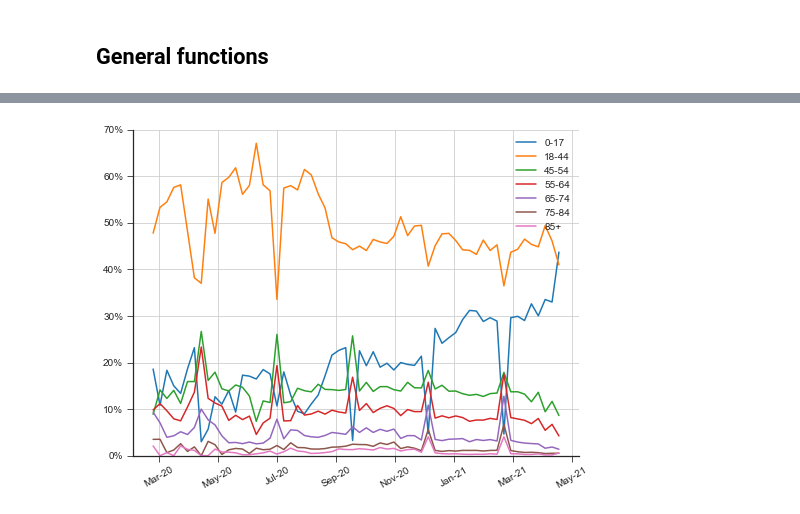
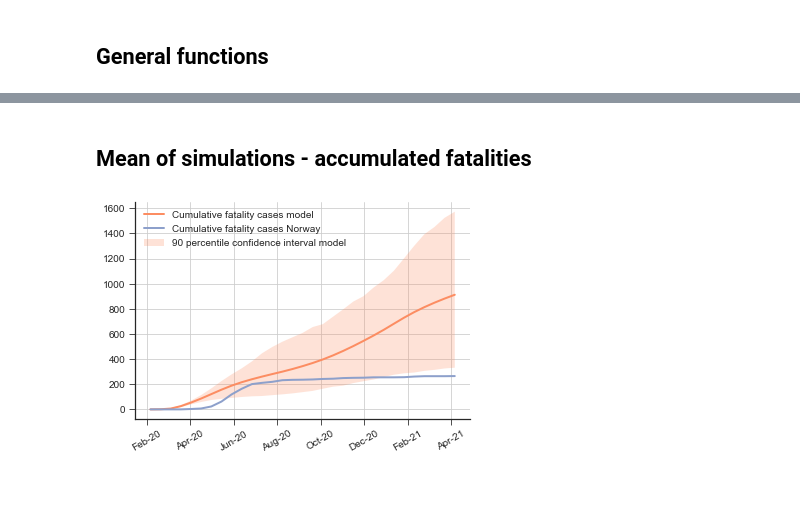
Before and after one commit to bendiknordeng/Epidemiologic-Strategies, a Jupyter notebook: notebooks/peder_computational_study.ipynb, the cells around one changed output, grey strips where cells are left out. Cells and saved outputs as stored; diff of their text form; code cells hidden in the pictures; blank space fills up the shorter version.

Commit message:
All works with 2 weeks decision period
All works with 2 weeks decision period

```diff
--- a/notebooks/peder_computational_study.ipynb
+++ b/notebooks/peder_computational_study.ipynb
@@ -502,7 +233,0 @@ plot_age_distributions(normed_I_mean, start_week, max_weeks_real_data, dates, fp
-# %%
-start_week = 5 # weeks from 24.2
-max_weeks_real_data = 64
-fpath = '../plots/computational_study/norwegian_numbers_comparison_age/norway_numbers.jpg'
-plot_age_distributions(I_mean_norway, start_week, max_weeks_real_data, dates, fpath)
-# %% [output]
-[figure, removed]
@@ -508,0 +238,35 @@ plot_age_distributions(I_mean_norway, start_week, max_weeks_real_data, dates, fp
+# %% [markdown]
+## Mean of simulations - accumulated fatalities
+# %%
+policy = all_policies[0]
+dates = all_data[policy][14]
+[deaths_mean_cumulative, u_percentile_deaths_cum, l_percentile_deaths_cum, infected_mean_cumulative, u_percentile_infected_cum, l_percentile_infected_cum , deaths_cumulative, infected_cumulative] = all_data[policy][17]
+
+plt.style.use('seaborn-ticks')
+restrict_to_real_data_length = True
+max_weeks_real_data = int(62/2)
+fig, ax = plt.subplots(1)
+
+if restrict_to_real_data_length:
+    ax.plot(dates[:max_weeks_real_data], deaths_mean_cumulative[:max_weeks_real_data], lw=2, label='Cumulative fatality cases model', color=colors[color_1])
+    ax.plot(dates[:max_weeks_real_data], df.cumulative_total_deaths.to_numpy(dtype=int)[:max_weeks_real_data*7:7], lw=2, label='Cumulative fatality cases Norway', color=colors[color_2])
+    ax.fill_between(dates[:max_weeks_real_data], u_percentile_deaths_cum[:max_weeks_real_data], l_percentile_deaths_cum[:max_weeks_real_data], facecolor=colors[color_1], alpha=0.25, label='90 percentile confidence interval model')
+
+else:
+    ax.plot(dates[:-1], deaths_mean_cumulative[:-1], lw=2, label='Cumulative fatality cases model', color=colors[color_1])
+    ax.plot(dates[:max_weeks_real_data], df.cumulative_total_deaths.to_numpy(dtype=int)[:max_weeks_real_data*7:7], lw=2, label='Cumulative fatality cases Norway', color=colors[color_2])
+    ax.fill_between(dates, u_percentile_deaths_cum, l_percentile_deaths_cum, facecolor=colors[color_1], alpha=0.25, label='90 percentile confidence interval model')
+
+ax.legend(loc='upper left')
+# Format the date into months & days
+plt.gca().xaxis.set_major_formatter(mdates.DateFormatter('%b-%y'))
+# Change the tick interval
+plt.gca().xaxis.set_major_locator(mdates.DayLocator(interval=60))
+# Puts x-axis labels on an angle
+plt.gca().xaxis.set_tick_params(rotation =30)
+ax.spines['right'].set_visible(False)
+ax.spines['top'].set_visible(False)
+ax.grid()
+fig.savefig("../plots/computational_study/norwegian_numbers_comparison_objective/mean_match_deaths.png", bbox_inches='tight', dpi=150)
+# %% [output]
+[figure, added]
```
Also changed, not shown: parts of 56 cells of this notebook, 7 other files.
